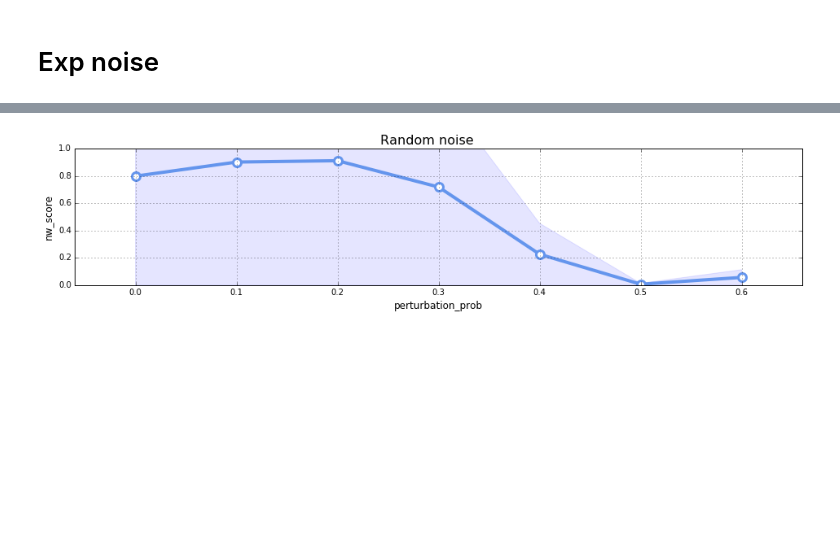
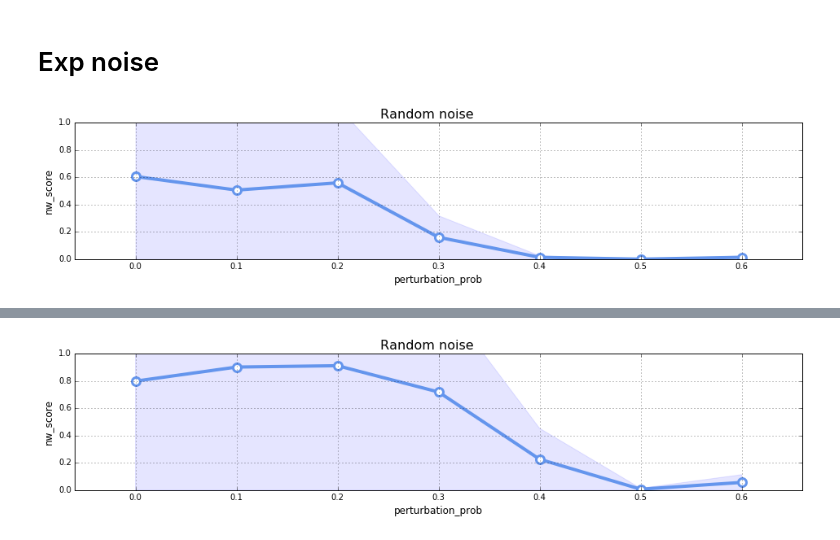
Before and after one commit to fabriziocosta/EDeN_examples, a Jupyter notebook: bioinf/motif/SMoD artificial-experiments.ipynb, the cells around one changed output, grey strips where cells are left out. Cells and saved outputs as stored; diff of their text form; code cells hidden in the pictures; blank space fills up the shorter version.

Commit message:
motif

```diff
--- a/bioinf/motif/SMoD artificial-experiments.ipynb
+++ b/bioinf/motif/SMoD artificial-experiments.ipynb
@@ -175,3 +175,33 @@ def plot_results(data, title='Experiment', xlabel='param', ylabel='values'):
 n_rep=5
 # %% [markdown]
 # Exp noise
+# %%
+%%time
+def make_results(n_rep=n_rep):
+    for param in [0.0, 0.1, 0.2, 0.3, 0.4, 0.5, 0.6]:
+        avg_scores=[]
+        for rep in range(n_rep):
+            avg_score = make_experiment(complexity=5,
+                                        motif_length=10,
+                                        n_motives=3,
+                                        sequence_length=50,
+                                        n_sequences=1000,
+                                        perturbation_prob=param,
+                                        min_score=5,
+                                        min_freq=0.65,
+                                        min_cluster_size=10,
+                                        n_clusters=10,
+                                        min_subarray_size=5,
+                                        max_subarray_size=15,
+                                        similarity_threshold=.5,
+                                        freq_threshold=0.01)
+            avg_scores.append(avg_score)
+        val = np.mean(avg_scores)
+        std = np.std(avg_scores)
+        yield param, val, std
+
+
+data = [(param, val, std) for param, val, std in make_results()]
+plot_results(data, title='Random noise', xlabel='perturbation_prob', ylabel='nw_score')
+# %% [output]
+[figure, added]
```
Also changed, not shown: parts of 11 cells of this notebook, 1 other file.
